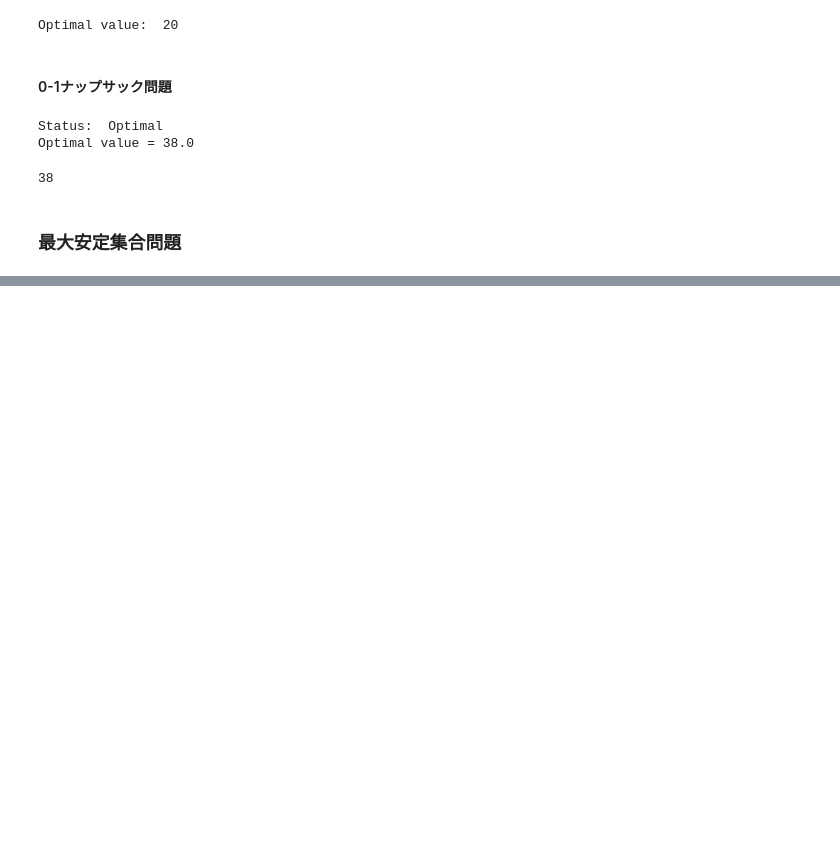
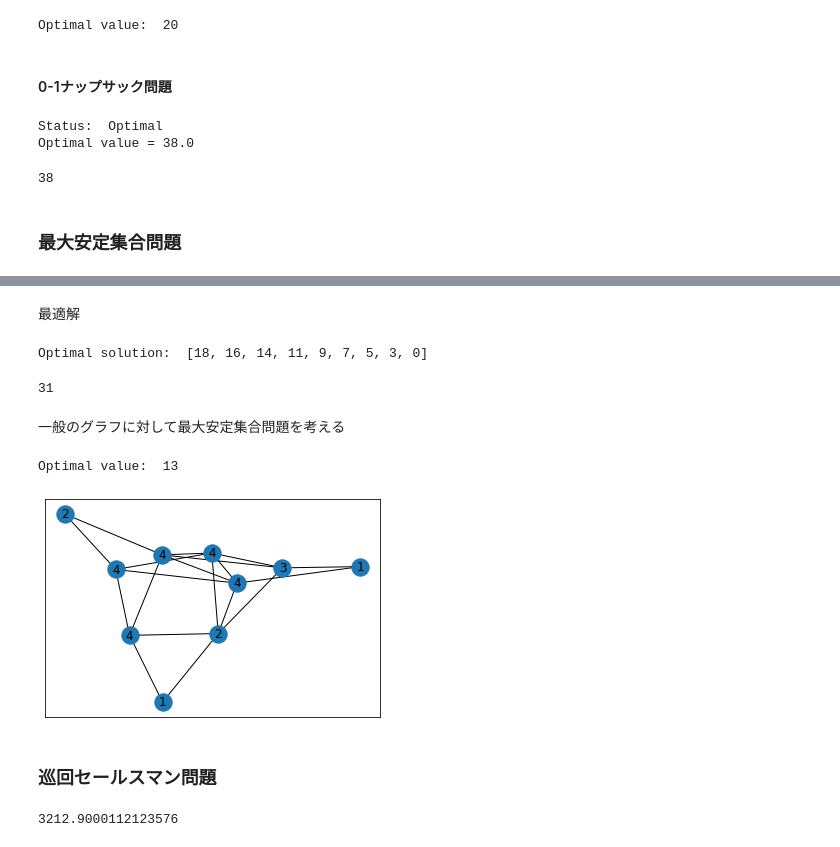
Before and after one commit to Kengo6165/Optimization, a Jupyter notebook: Books/01_Pyhon言語によるビジネスアナリティクス/Chapter 15.ipynb, the cells around one changed output, grey strips where cells are left out. Cells and saved outputs as stored; diff of their text form; code cells hidden in the pictures; blank space fills up the shorter version.

Commit message:
Update_Books_01
・最大安定集合問題
・巡回セールスマン問題

```diff
--- a/Books/01_Pyhon言語によるビジネスアナリティクス/Chapter 15.ipynb
+++ b/Books/01_Pyhon言語によるビジネスアナリティクス/Chapter 15.ipynb
@@ -177,0 +229,54 @@ knapsack_problem_01(k, b)
+# %% [markdown]
+最適解
+# %%
+i = n-1
+opt_sol = []
+
+# i番目が最適解に含まれるか判定
+while i >= 1:
+    if f[i-1] >= f[i-2] + w[i]:  # 含まれない
+        i = i-1
+    else:  # 含まれる
+        opt_sol.append(i)
+        i = i-2
+if np.min(opt_sol) != 1:
+    opt_sol.append(0)
+print('Optimal solution: ', opt_sol)
+# %% [output]
+Optimal solution:  [18, 16, 14, 11, 9, 7, 5, 3, 0]
+# %%
+np.sum(w[opt_sol])
+# %% [output]
+31
+# %% [markdown]
+一般のグラフに対して最大安定集合問題を考える
+# %%
+def stable(S, memo={}):
+    if len(S) == 0:
+        return 0
+    if len(S) == 1:
+        return w[S.pop()]
+    fs = frozenset(S)
+    if fs in memo:
+        return memo[fs]
+    else:
+        max_value = 0
+        for i in range(len(S)):
+            S0 = S[:]
+            k = S0.pop(i)
+            S1 = set(S0).difference(set(G.adj[k].keys()))  # G.adj[k]: kに隣接する点をキーにもつ辞書を返す
+            max_value = max(stable(S0), stable(list(S1))+w[k], max_value)
+        memo[fs] = max_value
+        return max_value
+# %%
+G, w = Create_toy_problem2(10, 7).ex2()
+pos = nx.spring_layout(G)
+weight = {i: w[i] for i in range(len(G.nodes()))}
+nx.draw_networkx(G, pos=pos, with_labels=True, labels=weight)
+
+print('Optimal value: ', stable(list(G.nodes())))
+# %% [output]
+Optimal value:  13
+[figure, added]
+# %% [markdown]
+### 巡回セールスマン問題
@@ -177,0 +308,4 @@ knapsack_problem_01(k, b)
+# %%
+TSP(n-1, set(range(n)))
+# %% [output]
+3212.9000112123576
```
Also changed, not shown: parts of 11 cells of this notebook, 1 other file.
